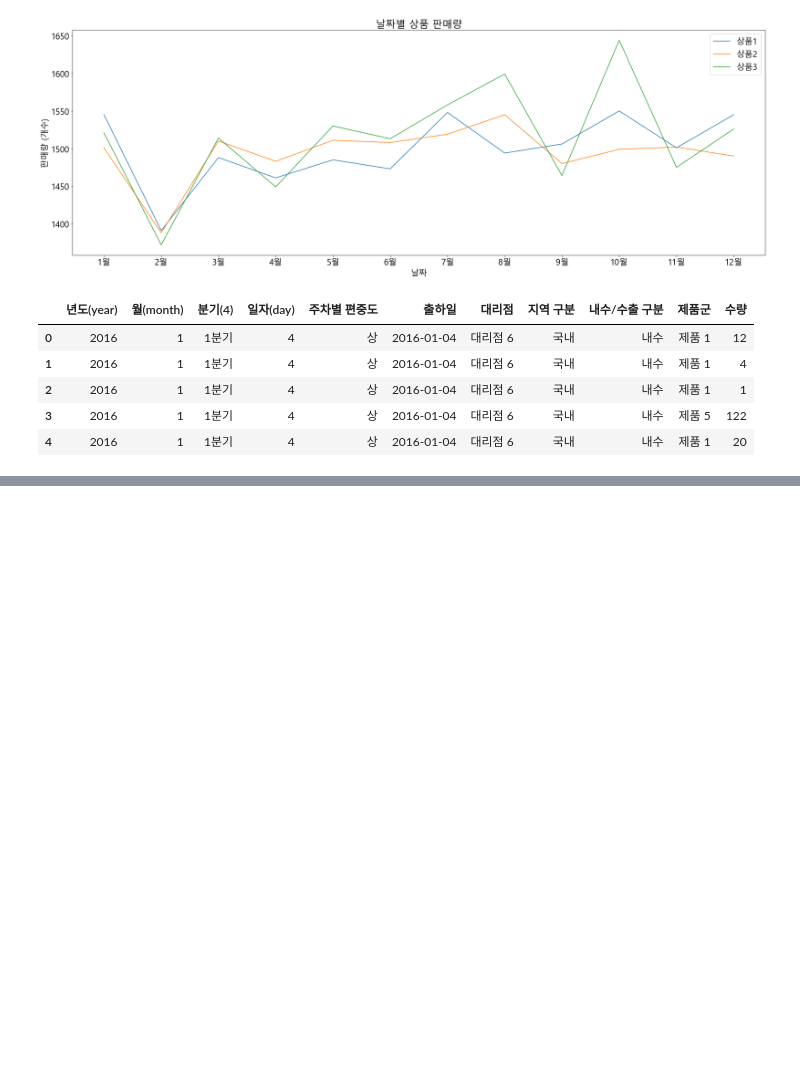
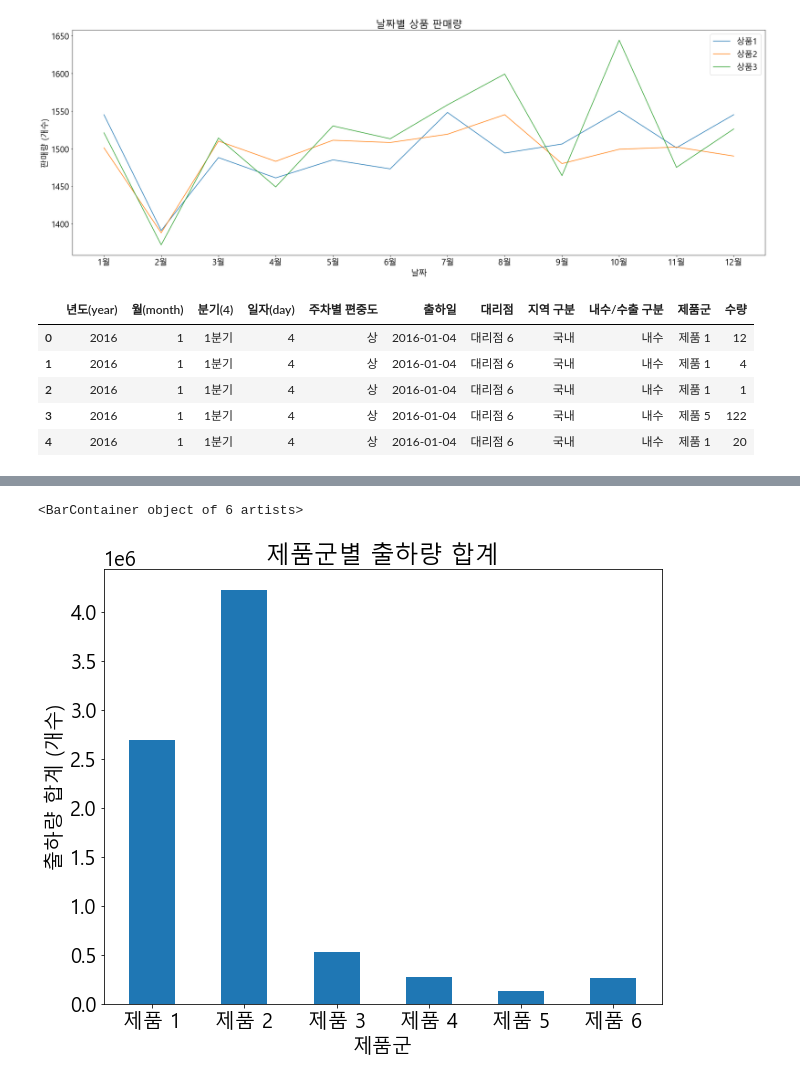
Before and after one commit to Huni0318/preprocessing, a Jupyter notebook: 07. 연습/practice1.ipynb, the cells around one changed output, grey strips where cells are left out. Saved outputs shown, nothing was run; the diff lists cells and outputs as text; code cells hidden in the pictures; blank space fills up the shorter version.

```diff
--- a/07. 연습/practice1.ipynb
+++ b/07. 연습/practice1.ipynb
@@ -485,0 +493,3 @@ df.head()
+# %%
+df = pd.read_csv('판매실적통합본.csv', engine = 'python')
+df.head()
@@ -485,0 +503,3 @@ df.head()
+# %%
+grouped_df1 = df.groupby(['제품군'],as_index = False)['수량'].sum()
+grouped_df1
@@ -485,0 +514,14 @@ df.head()
+# %%
+# 그래프 기본 설정
+plt.rcParams["font.family"] = 'Malgun Gothic'
+plt.rcParams["font.size"] = 20
+plt.rcParams["figure.figsize"] = (10, 8)
+# %%
+# 제품군별 출하량 합계 계산
+plt.title('제품군별 출하량 합계')
+plt.xlabel('제품군')
+plt.ylabel('출하량 합계 (개수)')
+plt.bar(grouped_df1['제품군'], grouped_df1['수량'], width = 0.5)
+# %% [output]
+<BarContainer object of 6 artists>
+[figure, added]
```
Also changed, not shown: parts of 15 cells of this notebook.
